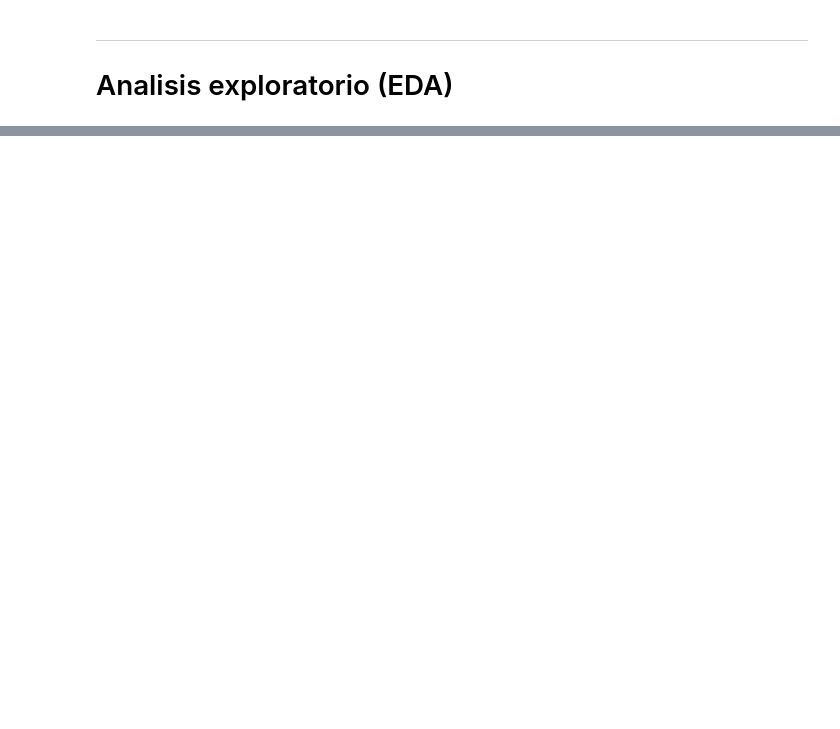
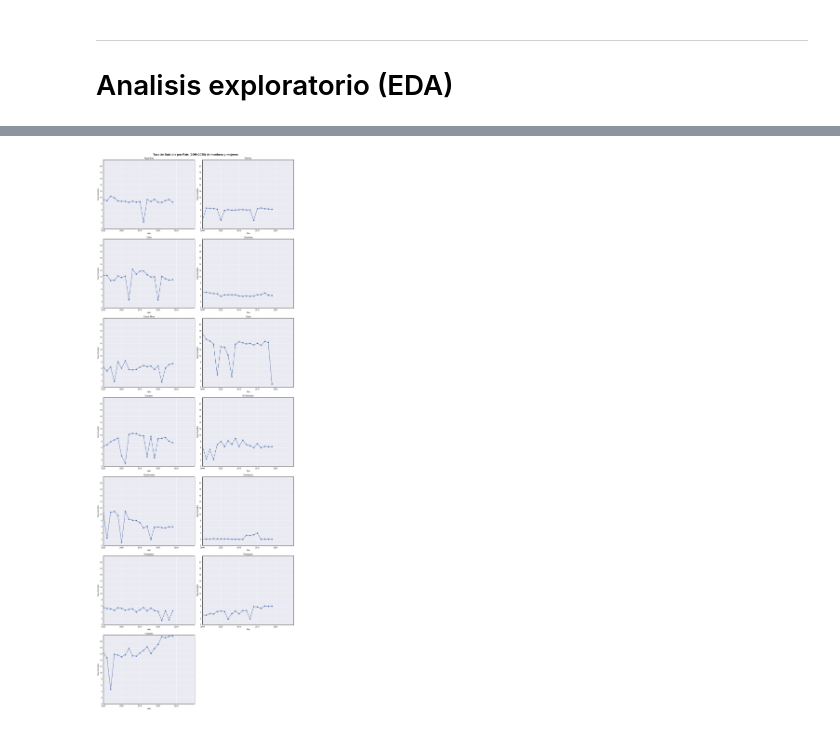
Before and after one commit to DdoveN/Prueba-1, a Jupyter notebook: SOLEMNE.ipynb, the cells around one changed output, grey strips where cells are left out. Drawn from its saved outputs; the diff is of its cells as text; code cells hidden in the pictures; blank space fills up the shorter version.

Commit message:
Visuales enteras, con algunos cambios y optimizacion del codigo

```diff
--- a/SOLEMNE.ipynb
+++ b/SOLEMNE.ipynb
@@ -229,3 +207,51 @@ Esto me puede hacer pensar que la situacion de cada pais pueda llevar a tener un
 ---
 
 # Visualizaciones
+# %%
+import matplotlib.pyplot as plt
+import seaborn as sea
+
+plt.style.use('seaborn-v0_8')  #estilo mas bonito
+
+grafics_paises = list(dic_paises.keys()) #Esta linea me hace extraer los nombres de paises en mi diccionario
+n = len(grafics_paises)
+
+column = 2
+filas = (n + column -1) // column       #calculo de columnas
+
+fig, axes = plt.subplots(filas, column, figsize=(15, 6 * filas))
+plt.subplots_adjust(top=0.90, bottom=0.08, hspace=0.4)
+axes = axes.flatten()
+
+for i, pais in enumerate(grafics_paises):
+    graph = dic_paises[pais].sort_values('year')
+    graph = graph.groupby('year')['value'].mean().reset_index()
+
+    axes[i].plot(graph['year'], graph['value'], marker='o')
+    axes[i].set_title(pais)
+    axes[i].set_xlabel('Año')
+    axes[i].set_ylabel('Tasa Suicidio')
+    axes[i].grid(True)
+
+for j in range(i + 1, len(axes)):
+    fig.delaxes(axes[j])
+
+for ax in axes[:len(grafics_paises)]:
+    ax.set_xlim(2000, 2025)
+    ax.set_ylim(0, 22)
+    ax.set_xticks(range(2000, 2025, 5))
+    ax.set_yticks(range(0, 22, 2))
+
+fig.suptitle('Tasa de Suicidio por País (2000-2025) de hombres y mujeres', fontsize=16, fontweight='bold', y=0.995)
+
+plt.grid(True)
+plt.subplots_adjust(wspace=0.35, hspace=0.35)
+for ax in axes[:len(grafics_paises)]:
+    for spine in ax.spines.values():
+        spine.set_linewidth(2)
+        spine.set_color('#333')
+plt.tight_layout()
+
+plt.show()
+# %% [output]
+[figure, added]
```
Also changed, not shown: parts of 7 cells of this notebook.
